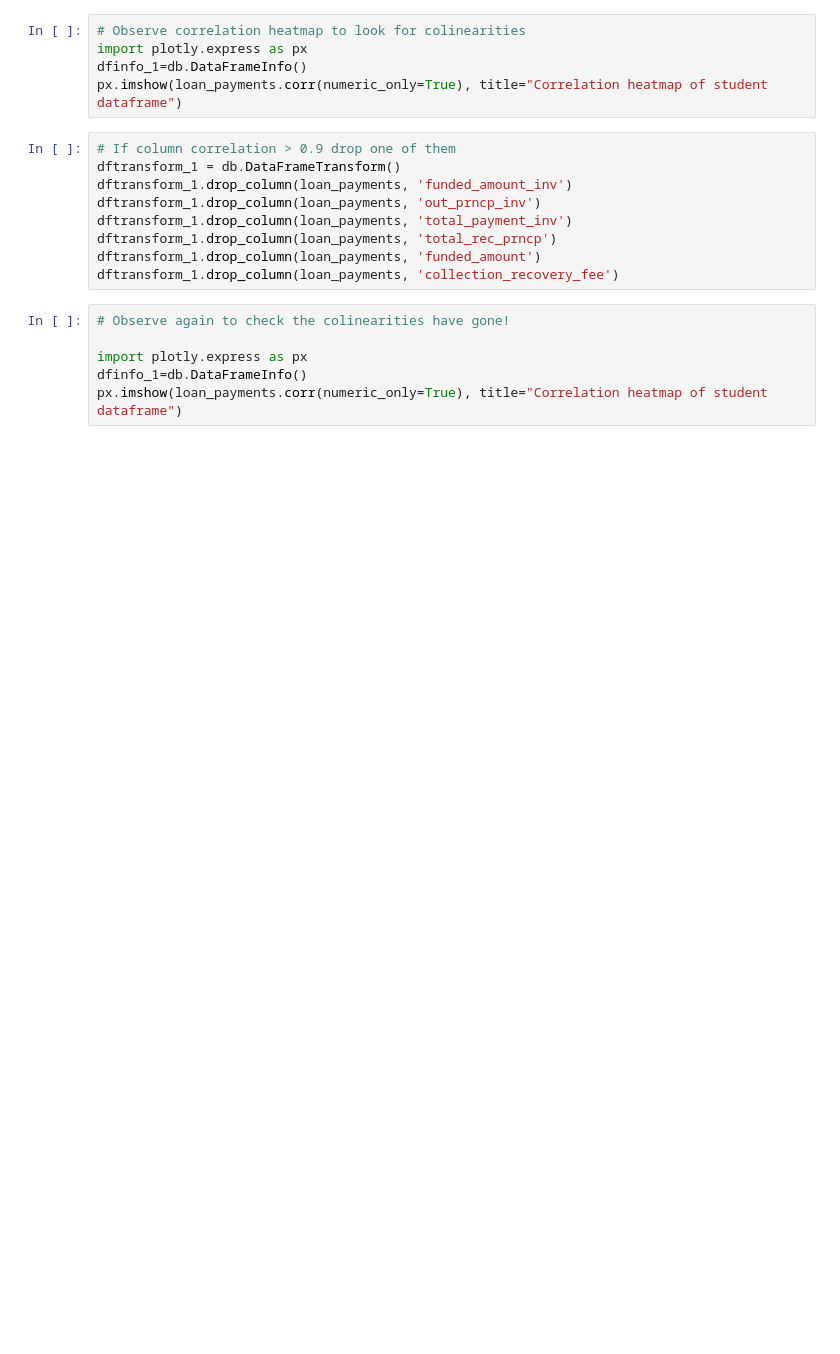
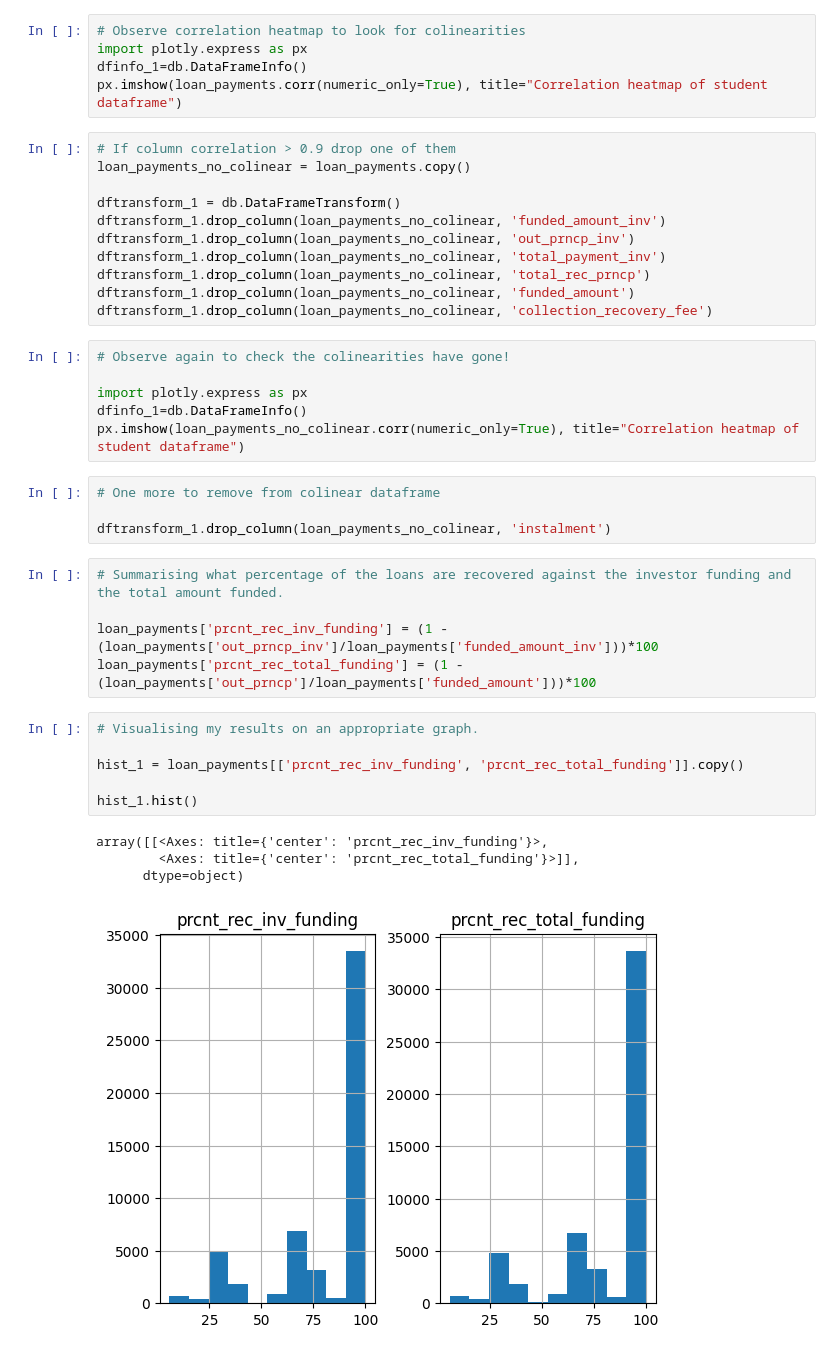
Before and after one commit to hargravexgt/EDA_Customer_loans, a Jupyter notebook: EDA.ipynb, the cells around one changed output. Drawn from its saved outputs; the diff is of its cells as text; blank space fills up the shorter version.

```diff
--- a/EDA.ipynb
+++ b/EDA.ipynb
@@ -203,16 +208,38 @@ dfinfo_1=db.DataFrameInfo()
 px.imshow(loan_payments.corr(numeric_only=True), title="Correlation heatmap of student dataframe")
 # %%
 # If column correlation > 0.9 drop one of them
+loan_payments_no_colinear = loan_payments.copy()
+
 dftransform_1 = db.DataFrameTransform()
-dftransform_1.drop_column(loan_payments, 'funded_amount_inv')
-dftransform_1.drop_column(loan_payments, 'out_prncp_inv')
-dftransform_1.drop_column(loan_payments, 'total_payment_inv')
-dftransform_1.drop_column(loan_payments, 'total_rec_prncp')
-dftransform_1.drop_column(loan_payments, 'funded_amount')
-dftransform_1.drop_column(loan_payments, 'collection_recovery_fee')
+dftransform_1.drop_column(loan_payments_no_colinear, 'funded_amount_inv')
+dftransform_1.drop_column(loan_payments_no_colinear, 'out_prncp_inv')
+dftransform_1.drop_column(loan_payments_no_colinear, 'total_payment_inv')
+dftransform_1.drop_column(loan_payments_no_colinear, 'total_rec_prncp')
+dftransform_1.drop_column(loan_payments_no_colinear, 'funded_amount')
+dftransform_1.drop_column(loan_payments_no_colinear, 'collection_recovery_fee')
 # %%
 # Observe again to check the colinearities have gone!
 
 import plotly.express as px
 dfinfo_1=db.DataFrameInfo()
-px.imshow(loan_payments.corr(numeric_only=True), title="Correlation heatmap of student dataframe")
+px.imshow(loan_payments_no_colinear.corr(numeric_only=True), title="Correlation heatmap of student dataframe")
+# %%
+# One more to remove from colinear dataframe
+
+dftransform_1.drop_column(loan_payments_no_colinear, 'instalment')
+# %%
+# Summarising what percentage of the loans are recovered against the investor funding and the total amount funded.
+
+loan_payments['prcnt_rec_inv_funding'] = (1 - (loan_payments['out_prncp_inv']/loan_payments['funded_amount_inv']))*100
+loan_payments['prcnt_rec_total_funding'] = (1 - (loan_payments['out_prncp']/loan_payments['funded_amount']))*100
+# %%
+# Visualising my results on an appropriate graph.
+
+hist_1 = loan_payments[['prcnt_rec_inv_funding', 'prcnt_rec_total_funding']].copy()
+
+hist_1.hist()
+# %% [output]
+array([[<Axes: title={'center': 'prcnt_rec_inv_funding'}>,
+        <Axes: title={'center': 'prcnt_rec_total_funding'}>]],
+      dtype=object)
+[figure, added]
```
Also changed, not shown: parts of 9 cells of this notebook, 1 other file.
